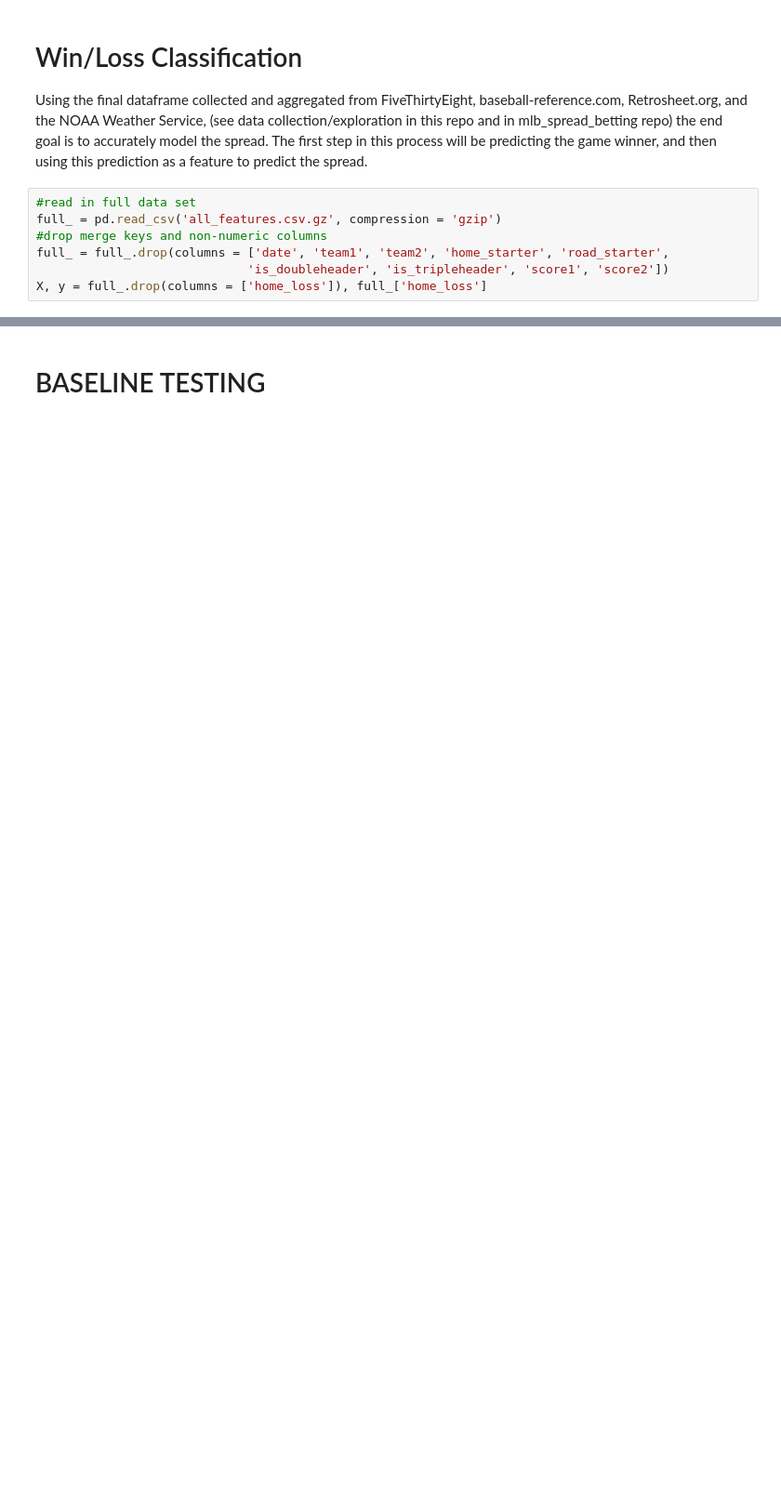
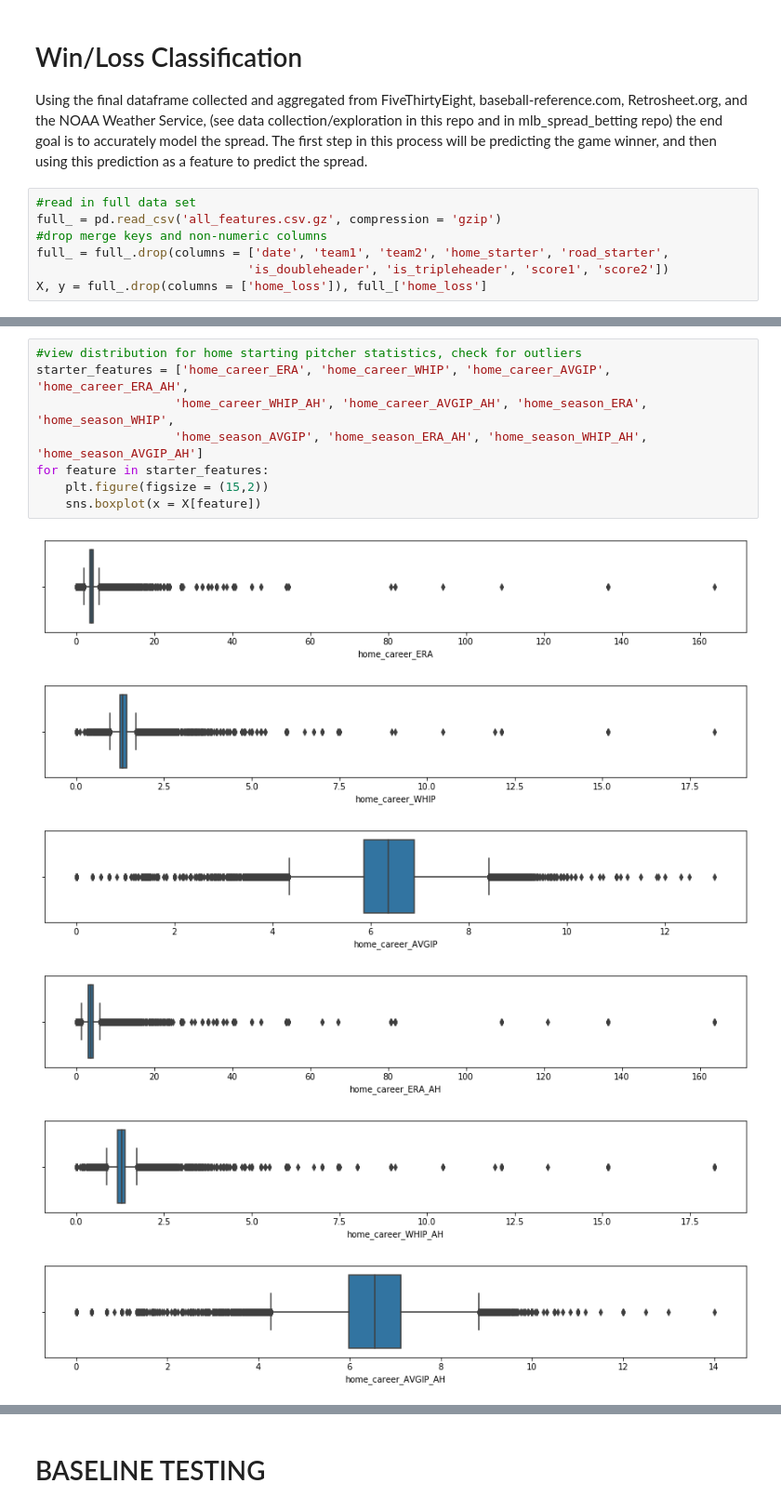
Before and after one commit to asoane34/retrosheet_analysis, a Jupyter notebook: 01classification_win_loss.ipynb, the cells around one changed output, grey strips where cells are left out. Shown at 93% size. Drawn from its saved outputs; the diff is of its cells as text; blank space fills up the shorter version.

```diff
--- a/01classification_win_loss.ipynb
+++ b/01classification_win_loss.ipynb
@@ -24,0 +40,15 @@ X, y = full_.drop(columns = ['home_loss']), full_['home_loss']
+# %%
+#view distribution for home starting pitcher statistics, check for outliers
+starter_features = ['home_career_ERA', 'home_career_WHIP', 'home_career_AVGIP', 'home_career_ERA_AH',
+                   'home_career_WHIP_AH', 'home_career_AVGIP_AH', 'home_season_ERA', 'home_season_WHIP',
+                   'home_season_AVGIP', 'home_season_ERA_AH', 'home_season_WHIP_AH', 'home_season_AVGIP_AH']
+for feature in starter_features:
+    plt.figure(figsize = (15,2))
+    sns.boxplot(x = X[feature])
+# %% [output]
+[figure, added]
+[figure, added]
+[figure, added]
+[figure, added]
+[figure, added]
+[figure, added]
```
Also changed, not shown: parts of 79 cells of this notebook, 1 other file.
